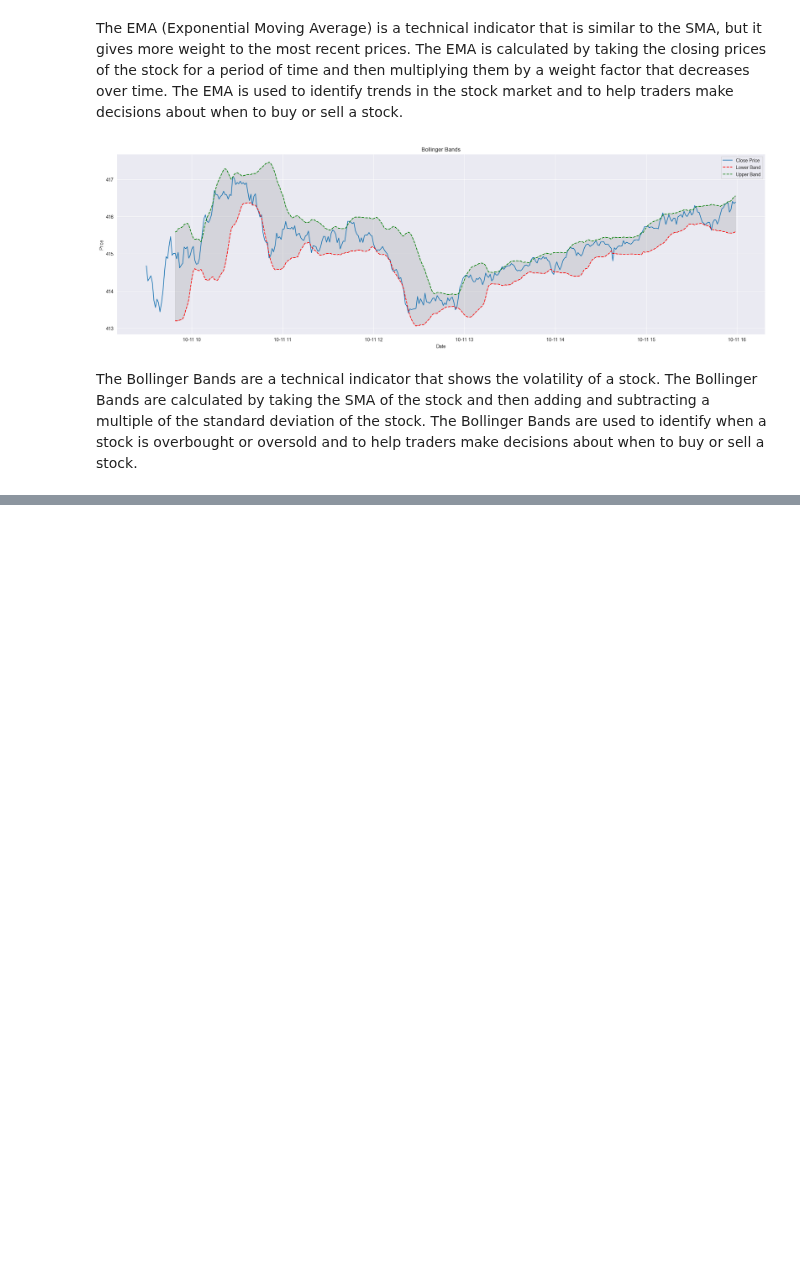
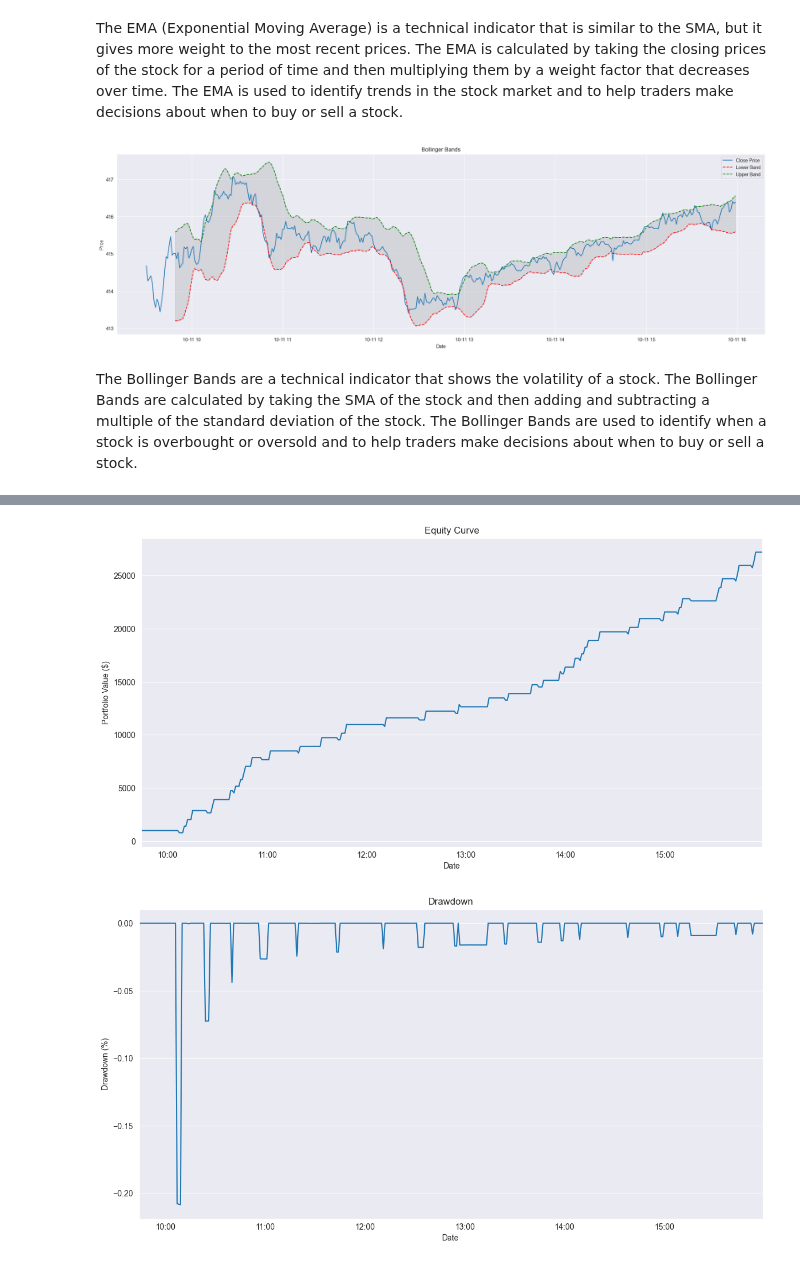
Before and after one commit to jurichar/high_freq_scalping_tool, a Jupyter notebook: notebooks/view_processed_data.ipynb, the cells around one changed output, grey strips where cells are left out. Saved outputs shown, nothing was run; the diff lists cells and outputs as text; code cells hidden in the pictures; blank space fills up the shorter version.

```diff
--- a/notebooks/view_processed_data.ipynb
+++ b/notebooks/view_processed_data.ipynb
@@ -231,0 +231,38 @@ plt.show()
+# %%
+def plot_equity_curve(equity_curve):
+    plt.figure(figsize=(14, 7))
+    equity_curve.plot()
+    plt.title("Equity Curve")
+    plt.xlabel("Date")
+    plt.ylabel("Portfolio Value ($)")
+    plt.grid(True)
+    plt.show()
+
+
+def plot_drawdown(equity_curve):
+    drawdown = (equity_curve / equity_curve.cummax()) - 1
+    plt.figure(figsize=(14, 7))
+    drawdown.plot()
+    plt.title("Drawdown")
+    plt.xlabel("Date")
+    plt.ylabel("Drawdown (%)")
+    plt.grid(True)
+    plt.show()
+
+
+# After running the backtest
+result = run_back_test(
+    ticker=ticker,
+    start_date=start_date,
+    end_date=end_date,
+    initial_cash=1000,
+    transaction_cost=0.0001,
+    leverage=2,
+    slippage_pct=0.0005,
+    interval=interval,
+    atr_period=14,
+)
+
+plot_equity_curve(result["equity_curve"])
+plot_drawdown(result["equity_curve"])
+# %% [output]
@@ -231,0 +286,2 @@ plt.show()
+[figure, added]
+[figure, added]
```
Also changed, not shown: parts of 4 cells of this notebook, 3 other files.
